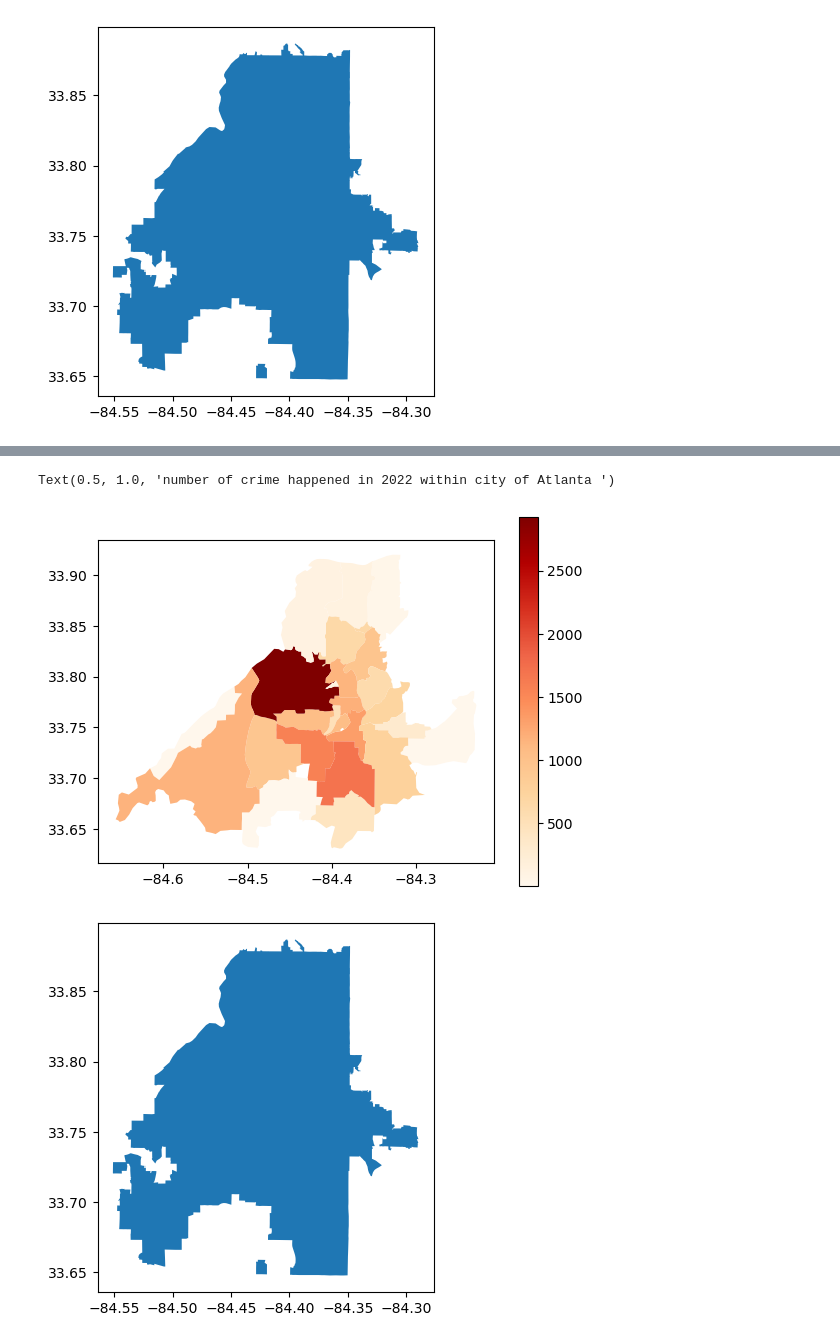
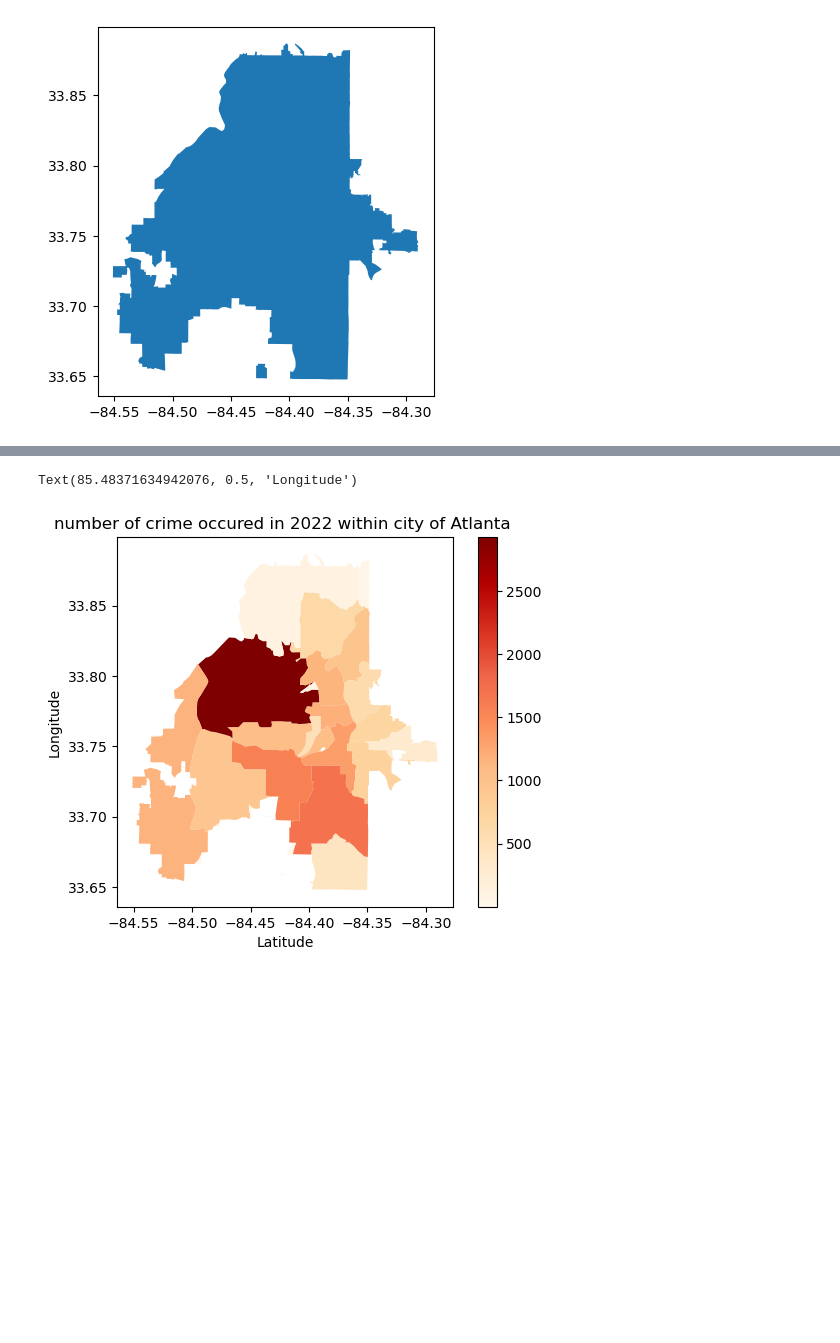
Before and after one commit to KellyPared/GT-Bootcamp-Atlanta_schoolsby_district, a Jupyter notebook: crime_zipcode_shapefile.ipynb, the cells around one changed output, grey strips where cells are left out. Saved outputs shown, nothing was run; the diff lists cells and outputs as text; code cells hidden in the pictures; blank space fills up the shorter version.

```diff
--- a/crime_zipcode_shapefile.ipynb
+++ b/crime_zipcode_shapefile.ipynb
@@ -49,6 +67,7 @@ crime_zip = pd.read_csv(crime_path)
 # %%
-atl_zip_shp['ZIP'] = pd.to_numeric(atl_zip_shp['ZIP'])
+atl_zip_shp['zipcode'] = pd.to_numeric(atl_zip_shp['zipcode'])
 crime_zip['zipcode'] = pd.to_numeric(crime_zip['zipcode'])
+crime_density_zip['zipcode'] = pd.to_numeric(crime_density_zip['zipcode'])
 # %%
 #data = pd.merge(atl_zip_shp, crime_zip, how= "left", on = ["ZIP","zipcode"])
 # %%
@@ -101,21 +128,28 @@ data = data.reset_index()
 # %%
 import matplotlib.pyplot as plt
 # %%
-#atlanta area : data.plot(column="total_crime",cmap='OrRd', legend=True, missing_kwds={'color': 'lightgrey'})
-data.plot(column="total_crime",cmap='OrRd', legend=True)
-atl_city_zip_shp.plot()
+#data.plot(column="total_crime",cmap='OrRd', legend=True, missing_kwds={'color': 'lightgrey'})
+#data.plot(column="total_crime",cmap='OrRd', legend=True)
+#atl_city_zip_shp.plot()
 #data['coords'] = data['geometry'].apply(lambda x: x.representative_point().coords[:])
 #data['coords'] = [coords[0] for coords in data['coords']]
 
+#_____add zipcoode label
 
 #for i in range(0, data.shape[0]):
 #    plt.annotate(data["zipcode"][i], xy=(data['coords'][i][0],data['coords'][i][1]), horizontalalignment='center')
-#plt.title("number of crime happened in 2022 within city of Atlanta ")
 
-newplot= data.overlay(atl_city_zip_shp, how="intersection")
-newplot.plot(column="total_crime",cmap='OrRd', legend=True)
-plt.title("number of crime happened in 2022 within city of Atlanta ")
+newplot2= data.overlay(atl_city_zip_shp, how="intersection")
+newplot2.plot(column="total_crime",cmap='OrRd', legend=True)
+
+plt.title("number of crime occured in 2022 within city of Atlanta ")
+plt.xlabel('Latitude')
+plt.ylabel('Longitude')
+
+#for i in range(0, data.shape[0]):
+#    plt.annotate(data["zipcode"][i], xy=(data['coords'][i][0],data['coords'][i][1]), horizontalalignment='center')
+
+#plt.savefig("zip_vs_crime.png")
 # %% [output]
-Text(0.5, 1.0, 'number of crime happened in 2022 within city of Atlanta ')
+Text(85.48371634942076, 0.5, 'Longitude')
-[figure, old version]
+[figure, new version]
-[figure, removed]
```
Also changed, not shown: parts of 10 cells of this notebook.
